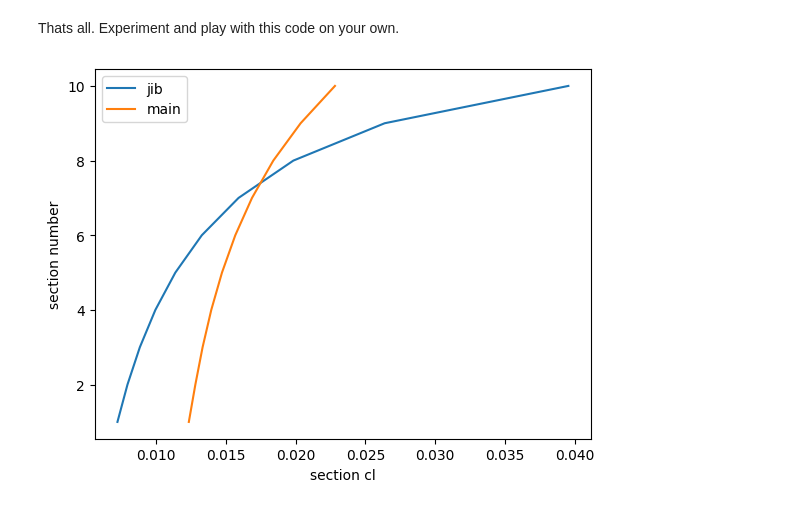
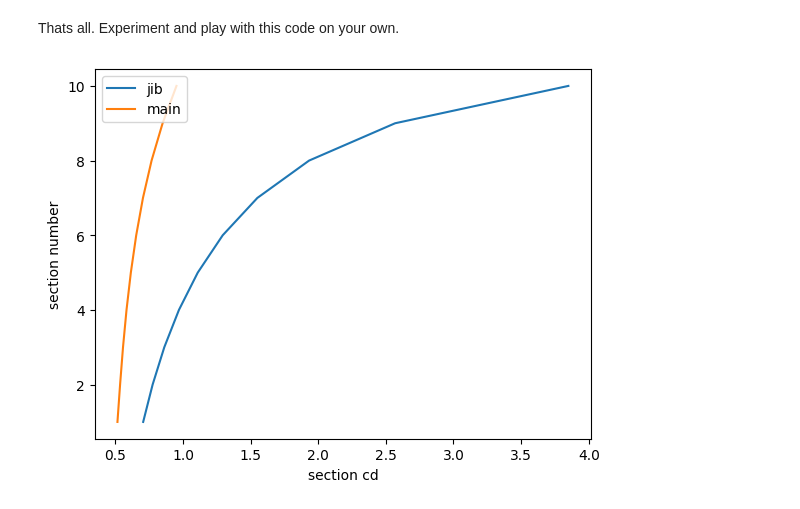
Before and after one commit to orgSailingVLM/pySailingVLM, a Jupyter notebook: pySailingVLM/examples/sailingvlm_example-c-tests.ipynb, the cells around one changed output. Drawn from its saved outputs; the diff is of its cells as text; code cells hidden in the pictures.

```diff
--- a/pySailingVLM/examples/sailingvlm_example-c-tests.ipynb
+++ b/pySailingVLM/examples/sailingvlm_example-c-tests.ipynb
@@ -182,7 +182,7 @@ Loading BokehJS ...
 # %%
 from pySailingVLM.solver.coefs import get_C
 cl = get_C(myvlm.panels, myvlm.areas, myvlm.lift, myvlm.inlet_conditions.V_app_infs, myvlm.n_spanwise, myvlm.n_chordwise, myvlm.rho)
-cd = get_C(myvlm.panels, myvlm.areas, myvlm.drag, myvlm.inlet_conditions.V_app_infs, myvlm.n_spanwise, myvlm.n_chordwise, myvlm.rho)
+cd = get_C(myvlm.panels, myvlm.areas, myvlm.drag, myvlm.V_induced_at_cp, myvlm.n_spanwise, myvlm.n_chordwise, myvlm.rho)
 # %%
 import matplotlib.pyplot as plt
 %matplotlib inline
@@ -204,16 +204,16 @@ Thats all. Experiment and play with this code on your own.
 # %%
 import matplotlib.pyplot as plt
 %matplotlib inline
 section_number = np.arange(1, myvlm.n_spanwise+1, 1)
 
 fig = plt.figure()
 ax1 = fig.add_subplot(111)
 
 ax1.plot(cd[0], section_number, label='jib')
 ax1.plot(cd[1], section_number, label='main')
 plt.ylabel('section number')
-plt.xlabel('section cl')
+plt.xlabel('section cd')
 plt.legend(loc='upper left')
 plt.show()
 # %% [output]
-[figure, old version]
+[figure, new version]
```
Also changed, not shown: parts of 1 cell of this notebook, 4 other files.
